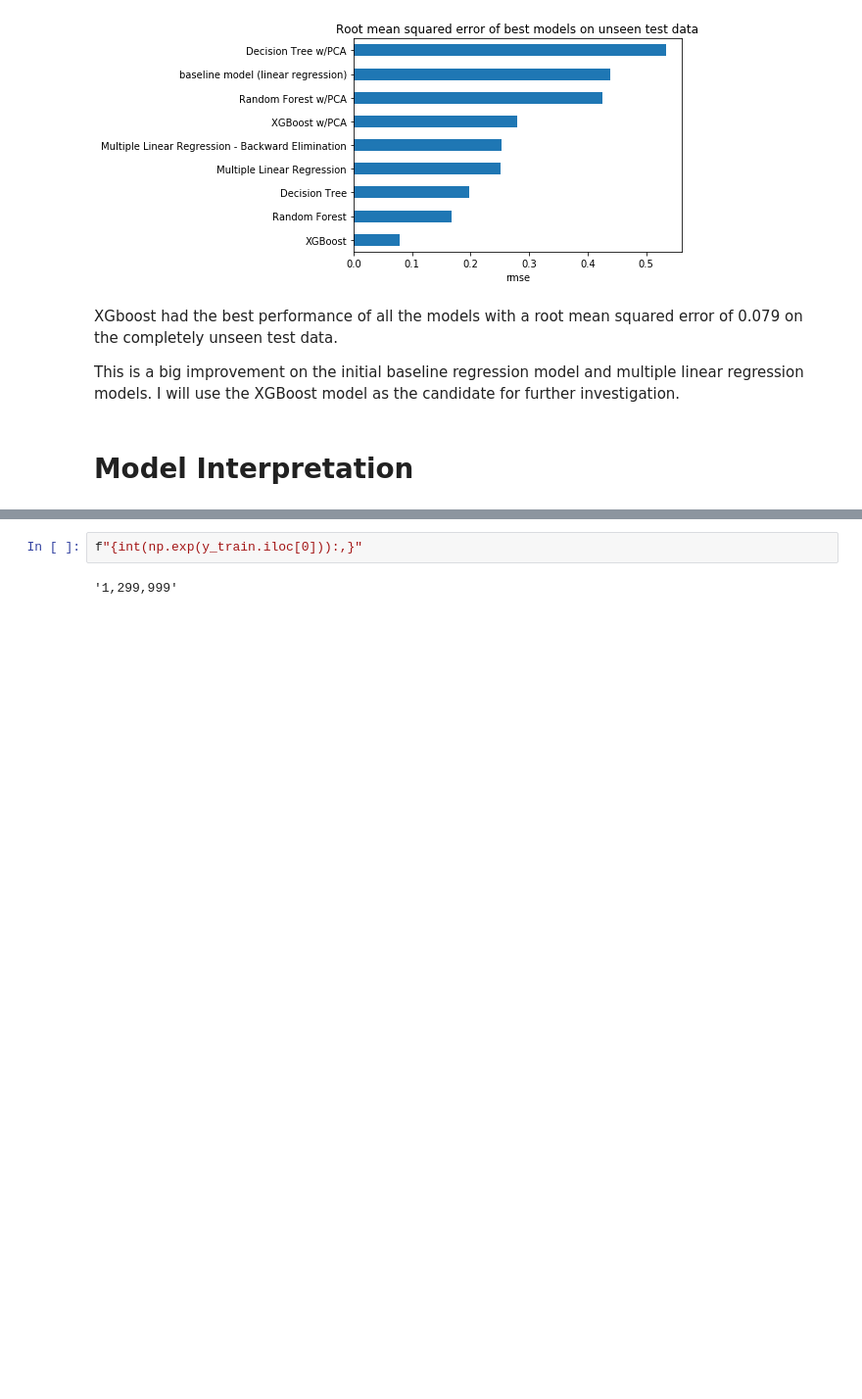
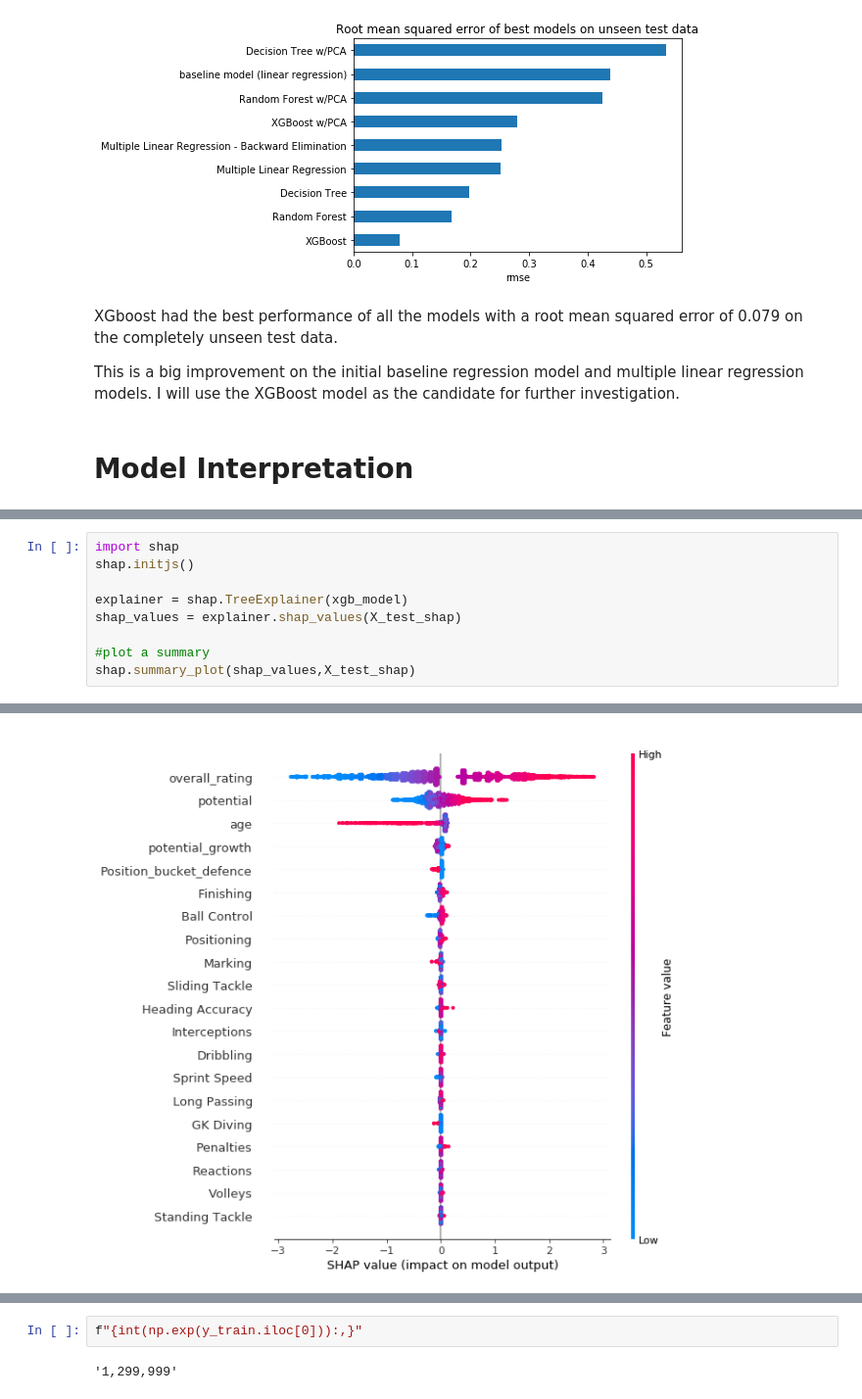
Before and after one commit to julian-west/sofifa-analysis, a Jupyter notebook: predicting player value.ipynb, the cells around one changed output, grey strips where cells are left out. Shown at 98% size. Cells and saved outputs as stored; diff of their text form; blank space fills up the shorter version.

```diff
--- a/predicting player value.ipynb
+++ b/predicting player value.ipynb
@@ -1251,0 +1068,10 @@ convert_to_readable_number(np.exp(y_train.iloc[0]))
+# %%
+import shap
+shap.initjs()
+
+explainer = shap.TreeExplainer(xgb_model)
+shap_values = explainer.shap_values(X_test_shap)
+
+#plot a summary
+shap.summary_plot(shap_values,X_test_shap)
+# %% [output]
@@ -1251,0 +1079 @@ convert_to_readable_number(np.exp(y_train.iloc[0]))
+[figure, added]
```
Also changed, not shown: parts of 85 cells of this notebook, 1 other file.
